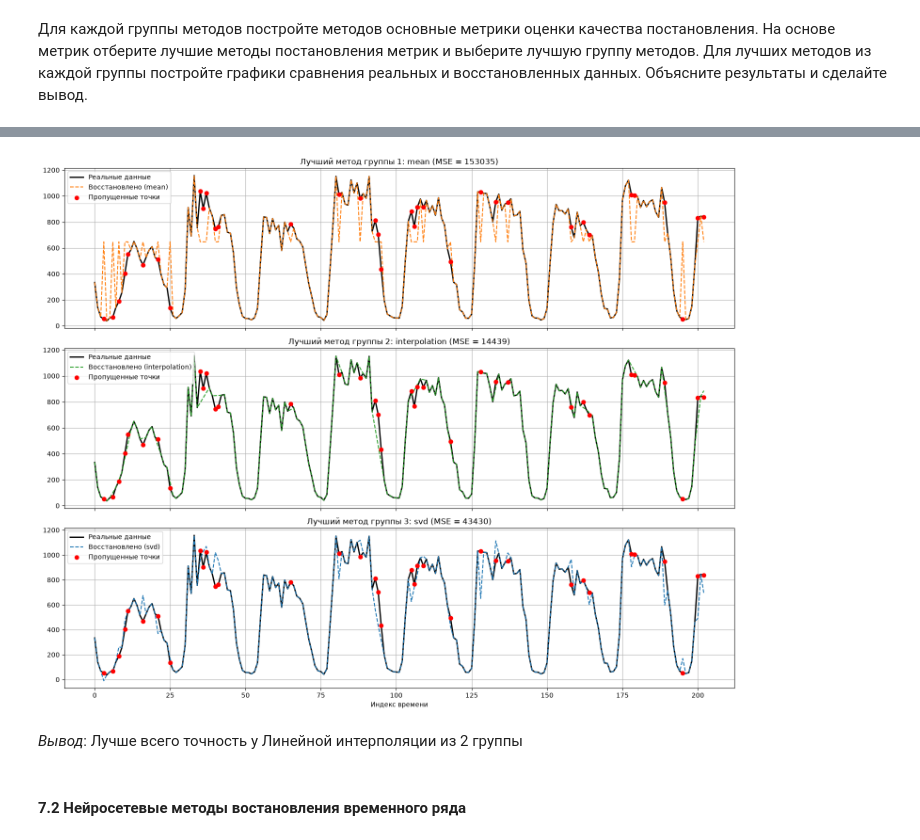
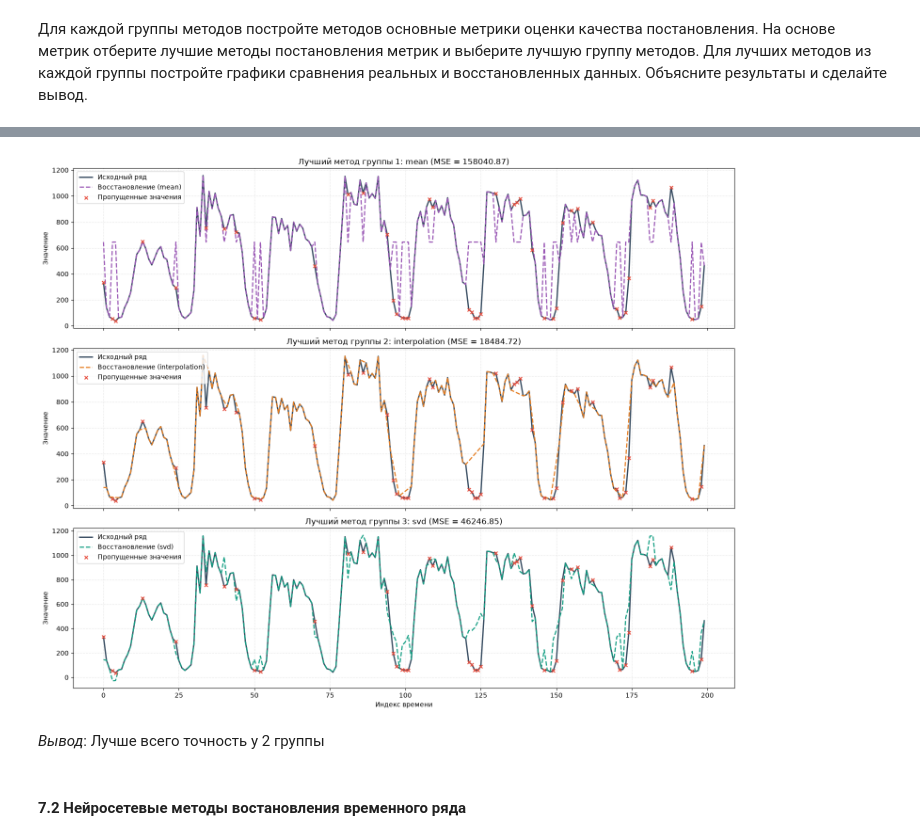
Before and after one commit to Mswork6/2026-Chashin-TimeSeriesCourse, a Jupyter notebook: practice/07 Imputation and Forecast/07 Imputation and Forecast.ipynb, the cells around one changed output, grey strips where cells are left out. Saved outputs shown, nothing was run; the diff lists cells and outputs as text; code cells hidden in the pictures.

```diff
--- a/practice/07 Imputation and Forecast/07 Imputation and Forecast.ipynb
+++ b/practice/07 Imputation and Forecast/07 Imputation and Forecast.ipynb
@@ -41,7 +41,7 @@ plt.show()
 
 Процент пропущенных значений должен регулироваться отдельным параметром.
 # %%
-def add_nan(x, percent = 0.15, block_start=400, block_size=50):
+def add_nan(x, percent = 0.20, block_start=700, block_size=50):
     """
     Заменяет заданный процент случайных значений в массиве на NaN.
 
@@ -186,7 +186,11 @@ plt.show()
 # %%
 import pandas as pd
 
-madrid_interp = pd.Series(madrid_with_nan).interpolate(method='linear').to_numpy()
+madrid_interp = pd.Series(madrid_with_nan).interpolate(
+    method='linear',
+    limit_direction='both'
+).to_numpy()
+
 recovery['interpolation'] = madrid_interp
 # %%
 #interpolation
@@ -311,30 +315,65 @@ for g, m in best_methods.items():
 # === Графики ===
 fig, axs = plt.subplots(3, 1, figsize=(15, 12), sharex=True)
 
-# Найдём первый NaN и покажем окно вокруг него
+# Находим первый NaN и показываем участок вокруг него
 nan_indices = np.where(nan_mask)[0]
 center = nan_indices[0] if len(nan_indices) > 0 else 0
+
 plot_start = max(0, center - 100)
 plot_end = min(len(madrid), center + 200)
 plot_range = slice(plot_start, plot_end)
+
 x_axis = np.arange(plot_start, plot_end)
 nan_in_slice = np.isnan(madrid_with_nan[plot_range])
 
-colors = {'group1': 'tab:orange', 'group2': 'tab:green', 'group3': 'tab:blue'}
+# Изменённая цветовая палитра
+colors = {
+    'group1': '#9B59B6',  # Фиолетовый
+    'group2': '#E67E22',  # Оранжевый
+    'group3': '#16A085'   # Бирюзовый
+}
 
 for idx, (group_name, best_method) in enumerate(best_methods.items()):
     ax = axs[idx]
-    ax.plot(x_axis, madrid[plot_range], label='Реальные данные',
-            color='black', linewidth=2)
-    ax.plot(x_axis, np.asarray(recovery[best_method]).ravel()[plot_range],
-            label=f'Восстановлено ({best_method})',
-            linestyle='--', color=colors[group_name])
-    ax.scatter(x_axis[nan_in_slice], madrid[plot_range][nan_in_slice],
-               color='red', zorder=5, label='Пропущенные точки')
-    ax.set_title(f'Лучший метод группы {group_name[-1]}: {best_method} '
-                 f'(MSE = {metrics.loc[best_method, "MSE"]:.0f})')
+
+    # Исходные данные
+    ax.plot(
+        x_axis,
+        madrid[plot_range],
+        label='Исходный ряд',
+        color='#34495E',
+        linewidth=2
+    )
+
+    # Восстановленные данные
+    ax.plot(
+        x_axis,
+        np.asarray(recovery[best_method]).ravel()[plot_range],
+        label=f'Восстановление ({best_method})',
+        color=colors[group_name],
+        linestyle='--',
+        linewidth=1.8
+    )
+
+    # Пропущенные точки
+    ax.scatter(
+        x_axis[nan_in_slice],
+        madrid[plot_range][nan_in_slice],
+        color='#E74C3C',
+        marker='x',
+        s=25,
+        zorder=5,
+        label='Пропущенные значения'
+    )
+
+    ax.set_title(
+        f'Лучший метод группы {group_name[-1]}: {best_method} '
+        f'(MSE = {metrics.loc[best_method, "MSE"]:.2f})'
+    )
+
+    ax.set_ylabel('Значение')
     ax.legend()
-    ax.grid(True)
+    ax.grid(True, linestyle=':', alpha=0.5)
 
 plt.xlabel('Индекс времени')
 plt.tight_layout()
@@ -357,6 +396,6 @@ soft_impute    566534.183136  643.051120
-[figure, old version]
+[figure, new version]
 # %% [markdown]
-*Вывод*: Лучше всего точность у Линейной интерполяции из 2 группы
+*Вывод*: Лучше всего точность у 2 группы
 # %% [markdown]
 #### **7.2 Нейросетевые методы востановления временного ряда**
 # %% [markdown]
```
Also changed, not shown: parts of 9 cells of this notebook.
